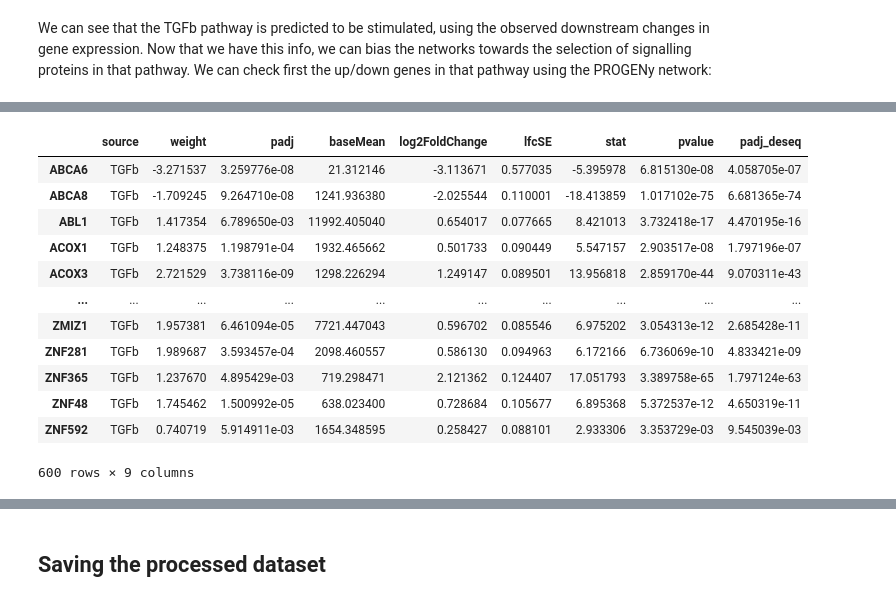
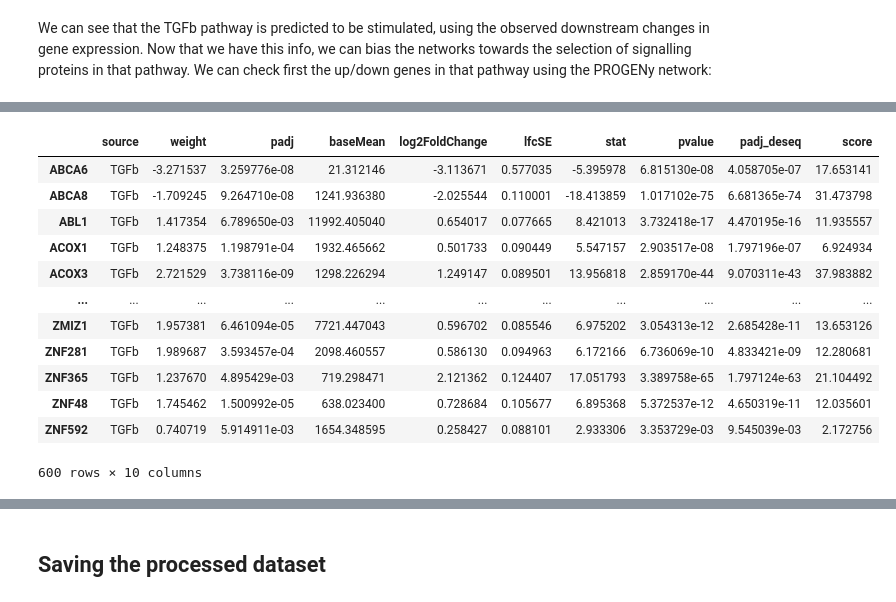
Before and after one commit to saezlab/corneto, a Jupyter notebook: docs/tutorials/single-sample-carnival-transcriptomics.ipynb, the cells around one changed output, grey strips where cells are left out. Saved outputs shown, nothing was run; the diff lists cells and outputs as text; code cells hidden in the pictures.

```diff
--- a/docs/tutorials/single-sample-carnival-transcriptomics.ipynb
+++ b/docs/tutorials/single-sample-carnival-transcriptomics.ipynb
@@ -71,7 +71,7 @@ AnnData object with n_obs × n_vars = 6 × 19510
 inference = DefaultInference(n_cpus=8)
 dds = DeseqDataSet(
     adata=adata,
-    design_factors='condition',
+    design_factors="condition",
     refit_cooks=True,
     inference=inference,
 )
@@ -80,11 +80,7 @@ dds = DeseqDataSet(
 dds.deseq2()
 
 # Extract contrast between conditions
-stat_res = DeseqStats(
-    dds,
-    contrast=["condition", 'treatment', 'control'],
-    inference=inference
-)
+stat_res = DeseqStats(dds, contrast=["condition", "treatment", "control"], inference=inference)
 
 # Compute Wald test
 stat_res.summary()
@@ -660,23 +640,27 @@ dc.pl.source_targets(
 # %%
-df_progeny_with_de = progeny[(progeny.source=="TGFb")].set_index("target").join(results_df, rsuffix="_deseq")
-df_progeny_with_de = df_progeny_with_de[(df_progeny_with_de.padj_deseq<= 1e-2) & (df_progeny_with_de.padj <= 1e-2)]
+df_progeny_with_de = progeny[(progeny.source == "TGFb")].set_index("target").join(results_df, rsuffix="_deseq")
+df_progeny_with_de = df_progeny_with_de[(df_progeny_with_de.padj_deseq <= 1e-2) & (df_progeny_with_de.padj <= 1e-2)]
+
 # We remove the TFs, we keep only unscored nodes in the network
 df_progeny_with_de = df_progeny_with_de.loc[df_progeny_with_de.index.difference(tf_acts.columns)]
+# We will calculate an score of importance, based on the weight from progeny PKN (the coefficient of importance)
+# and the stat from DESeq2 for that gene in our dataset
+df_progeny_with_de["score"] = df_progeny_with_de["weight"].abs() * df_progeny_with_de["stat"].abs()
 df_progeny_with_de
 # %% [output]
-|  | source | weight | padj | baseMean | log2FoldChange | lfcSE | stat | pvalue | padj_deseq |
-| ABCA6 | TGFb | -3.271537 | 3.259776e-08 | 21.312146 | -3.113671 | 0.577035 | -5.395978 | 6.815130e-08 | 4.058705e-07 |
-| ABCA8 | TGFb | -1.709245 | 9.264710e-08 | 1241.936380 | -2.025544 | 0.110001 | -18.413859 | 1.017102e-75 | 6.681365e-74 |
-| ABL1 | TGFb | 1.417354 | 6.789650e-03 | 11992.405040 | 0.654017 | 0.077665 | 8.421013 | 3.732418e-17 | 4.470195e-16 |
-| ACOX1 | TGFb | 1.248375 | 1.198791e-04 | 1932.465662 | 0.501733 | 0.090449 | 5.547157 | 2.903517e-08 | 1.797196e-07 |
-| ACOX3 | TGFb | 2.721529 | 3.738116e-09 | 1298.226294 | 1.249147 | 0.089501 | 13.956818 | 2.859170e-44 | 9.070311e-43 |
-| ... | ... | ... | ... | ... | ... | ... | ... | ... | ... |
-| ZMIZ1 | TGFb | 1.957381 | 6.461094e-05 | 7721.447043 | 0.596702 | 0.085546 | 6.975202 | 3.054313e-12 | 2.685428e-11 |
-| ZNF281 | TGFb | 1.989687 | 3.593457e-04 | 2098.460557 | 0.586130 | 0.094963 | 6.172166 | 6.736069e-10 | 4.833421e-09 |
-| ZNF365 | TGFb | 1.237670 | 4.895429e-03 | 719.298471 | 2.121362 | 0.124407 | 17.051793 | 3.389758e-65 | 1.797124e-63 |
-| ZNF48 | TGFb | 1.745462 | 1.500992e-05 | 638.023400 | 0.728684 | 0.105677 | 6.895368 | 5.372537e-12 | 4.650319e-11 |
-| ZNF592 | TGFb | 0.740719 | 5.914911e-03 | 1654.348595 | 0.258427 | 0.088101 | 2.933306 | 3.353729e-03 | 9.545039e-03 |
+|  | source | weight | padj | baseMean | log2FoldChange | lfcSE | stat | pvalue | padj_deseq | score |
+| ABCA6 | TGFb | -3.271537 | 3.259776e-08 | 21.312146 | -3.113671 | 0.577035 | -5.395978 | 6.815130e-08 | 4.058705e-07 | 17.653141 |
+| ABCA8 | TGFb | -1.709245 | 9.264710e-08 | 1241.936380 | -2.025544 | 0.110001 | -18.413859 | 1.017102e-75 | 6.681365e-74 | 31.473798 |
+| ABL1 | TGFb | 1.417354 | 6.789650e-03 | 11992.405040 | 0.654017 | 0.077665 | 8.421013 | 3.732418e-17 | 4.470195e-16 | 11.935557 |
+| ACOX1 | TGFb | 1.248375 | 1.198791e-04 | 1932.465662 | 0.501733 | 0.090449 | 5.547157 | 2.903517e-08 | 1.797196e-07 | 6.924934 |
+| ACOX3 | TGFb | 2.721529 | 3.738116e-09 | 1298.226294 | 1.249147 | 0.089501 | 13.956818 | 2.859170e-44 | 9.070311e-43 | 37.983882 |
+| ... | ... | ... | ... | ... | ... | ... | ... | ... | ... | ... |
+| ZMIZ1 | TGFb | 1.957381 | 6.461094e-05 | 7721.447043 | 0.596702 | 0.085546 | 6.975202 | 3.054313e-12 | 2.685428e-11 | 13.653126 |
+| ZNF281 | TGFb | 1.989687 | 3.593457e-04 | 2098.460557 | 0.586130 | 0.094963 | 6.172166 | 6.736069e-10 | 4.833421e-09 | 12.280681 |
+| ZNF365 | TGFb | 1.237670 | 4.895429e-03 | 719.298471 | 2.121362 | 0.124407 | 17.051793 | 3.389758e-65 | 1.797124e-63 | 21.104492 |
+| ZNF48 | TGFb | 1.745462 | 1.500992e-05 | 638.023400 | 0.728684 | 0.105677 | 6.895368 | 5.372537e-12 | 4.650319e-11 | 12.035601 |
+| ZNF592 | TGFb | 0.740719 | 5.914911e-03 | 1654.348595 | 0.258427 | 0.088101 | 2.933306 | 3.353729e-03 | 9.545039e-03 | 2.172756 |
-600 rows × 9 columns
+600 rows × 10 columns
 # %%
 # We will favor now the inclusion of these genes. We will
 # increase lambda to get smaller networks for interpretation, and
```
Also changed, not shown: parts of 35 cells of this notebook, 5 other files.
